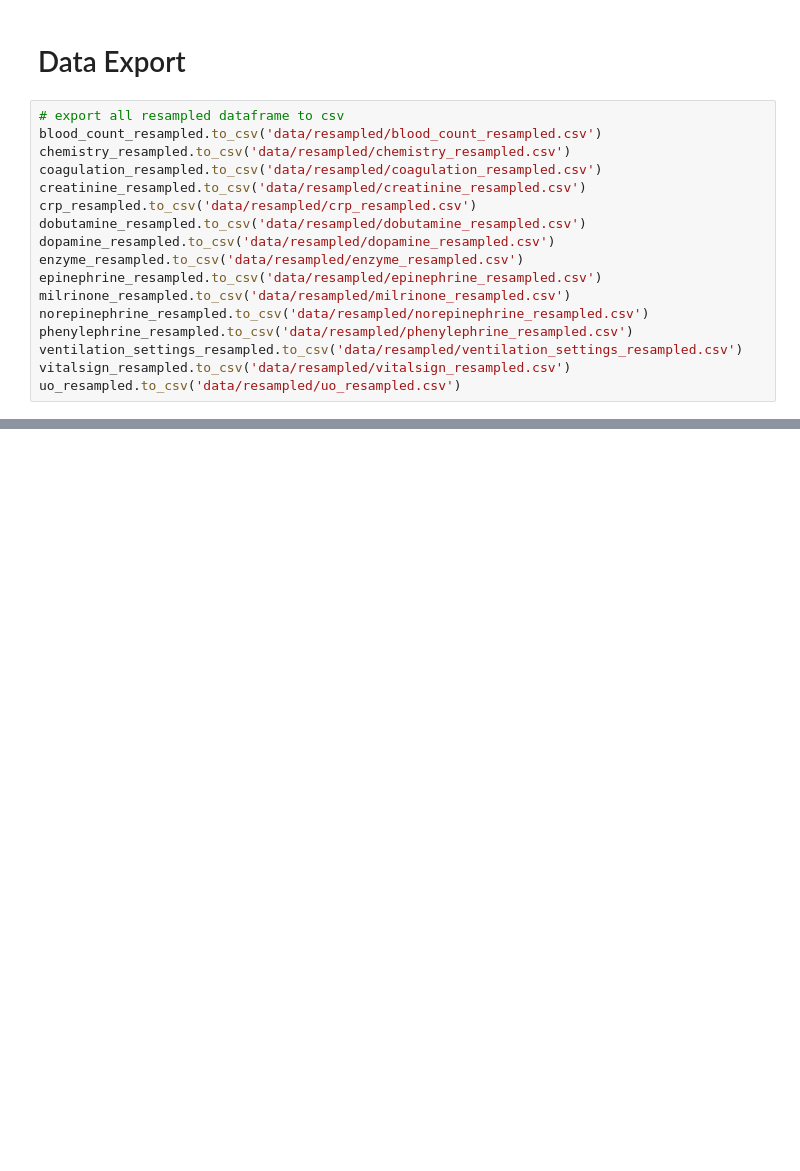
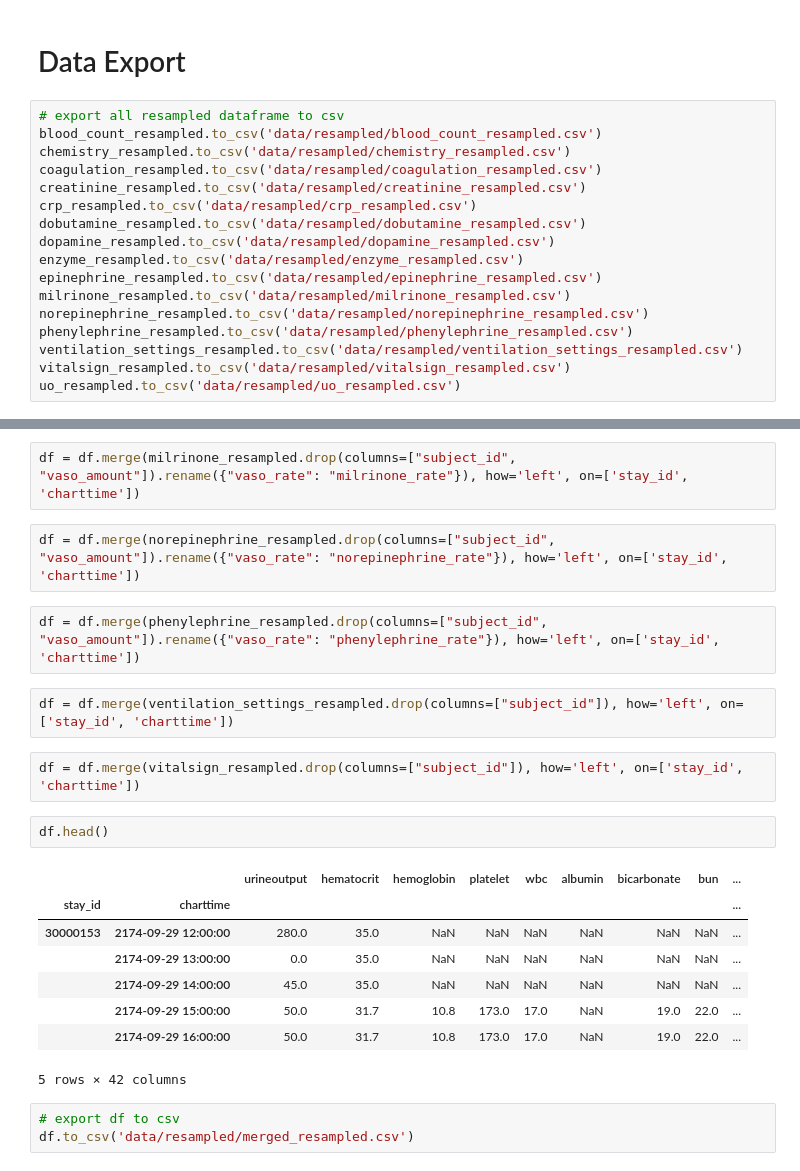
Before and after one commit to aegis301/MIMICTimeSeries, a Jupyter notebook: DataPreparation.ipynb, the cells around one changed output, grey strips where cells are left out. Saved outputs shown, nothing was run; the diff lists cells and outputs as text; blank space fills up the shorter version.

Commit message:
finish merging and export

```diff
--- a/DataPreparation.ipynb
+++ b/DataPreparation.ipynb
@@ -473,0 +495,24 @@ uo_resampled.to_csv('data/resampled/uo_resampled.csv')
+# %%
+df = df.merge(milrinone_resampled.drop(columns=["subject_id", "vaso_amount"]).rename({"vaso_rate": "milrinone_rate"}), how='left', on=['stay_id', 'charttime'])
+# %%
+df = df.merge(norepinephrine_resampled.drop(columns=["subject_id", "vaso_amount"]).rename({"vaso_rate": "norepinephrine_rate"}), how='left', on=['stay_id', 'charttime'])
+# %%
+df = df.merge(phenylephrine_resampled.drop(columns=["subject_id", "vaso_amount"]).rename({"vaso_rate": "phenylephrine_rate"}), how='left', on=['stay_id', 'charttime'])
+# %%
+df = df.merge(ventilation_settings_resampled.drop(columns=["subject_id"]), how='left', on=['stay_id', 'charttime'])
+# %%
+df = df.merge(vitalsign_resampled.drop(columns=["subject_id"]), how='left', on=['stay_id', 'charttime'])
+# %%
+df.head()
+# %% [output]
+|  |  | urineoutput | hematocrit | hemoglobin | platelet | wbc | albumin | bicarbonate | bun | ... |
+| stay_id | charttime |  |  |  |  |  |  |  |  | ... |
+| 30000153 | 2174-09-29 12:00:00 | 280.0 | 35.0 | NaN | NaN | NaN | NaN | NaN | NaN | ... |
+|  | 2174-09-29 13:00:00 | 0.0 | 35.0 | NaN | NaN | NaN | NaN | NaN | NaN | ... |
+|  | 2174-09-29 14:00:00 | 45.0 | 35.0 | NaN | NaN | NaN | NaN | NaN | NaN | ... |
+|  | 2174-09-29 15:00:00 | 50.0 | 31.7 | 10.8 | 173.0 | 17.0 | NaN | 19.0 | 22.0 | ... |
+|  | 2174-09-29 16:00:00 | 50.0 | 31.7 | 10.8 | 173.0 | 17.0 | NaN | 19.0 | 22.0 | ... |
+5 rows × 42 columns
+# %%
+# export df to csv
+df.to_csv('data/resampled/merged_resampled.csv')
```
Also changed, not shown: parts of 10 cells of this notebook.
